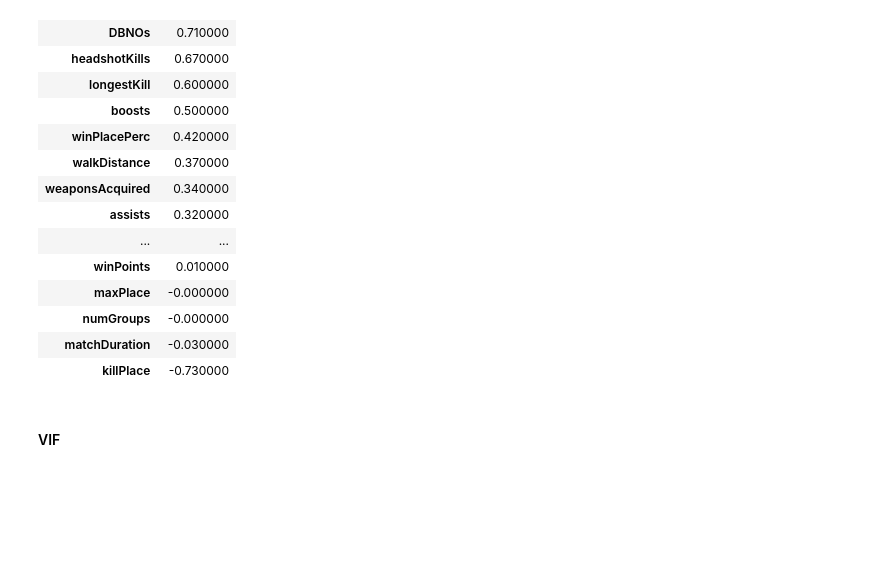
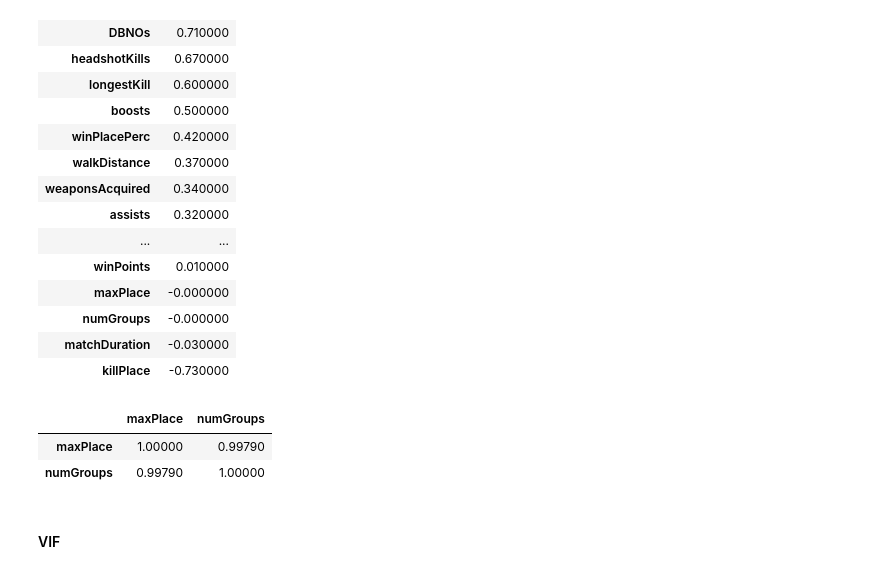
Before and after one commit to Modelling-project/pubg_modelling, a Jupyter notebook: PUBG_EDA_Final.ipynb, the cells around one changed output. Saved outputs shown, nothing was run; the diff lists cells and outputs as text; code cells hidden in the pictures; blank space fills up the shorter version.

```diff
--- a/PUBG_EDA_Final.ipynb
+++ b/PUBG_EDA_Final.ipynb
@@ -1453,6 +1463,12 @@ sorted_corr(train, 'kills')
 | numGroups | -0.000000 |
 | matchDuration | -0.030000 |
 | killPlace | -0.730000 |
+# %%
+train[['maxPlace', 'numGroups']].corr()
+# %% [output]
+|  | maxPlace | numGroups |
+| maxPlace | 1.00000 | 0.99790 |
+| numGroups | 0.99790 | 1.00000 |
 # %% [markdown]
 #### VIF
 # %%
```
Also changed, not shown: parts of 20 cells of this notebook.
